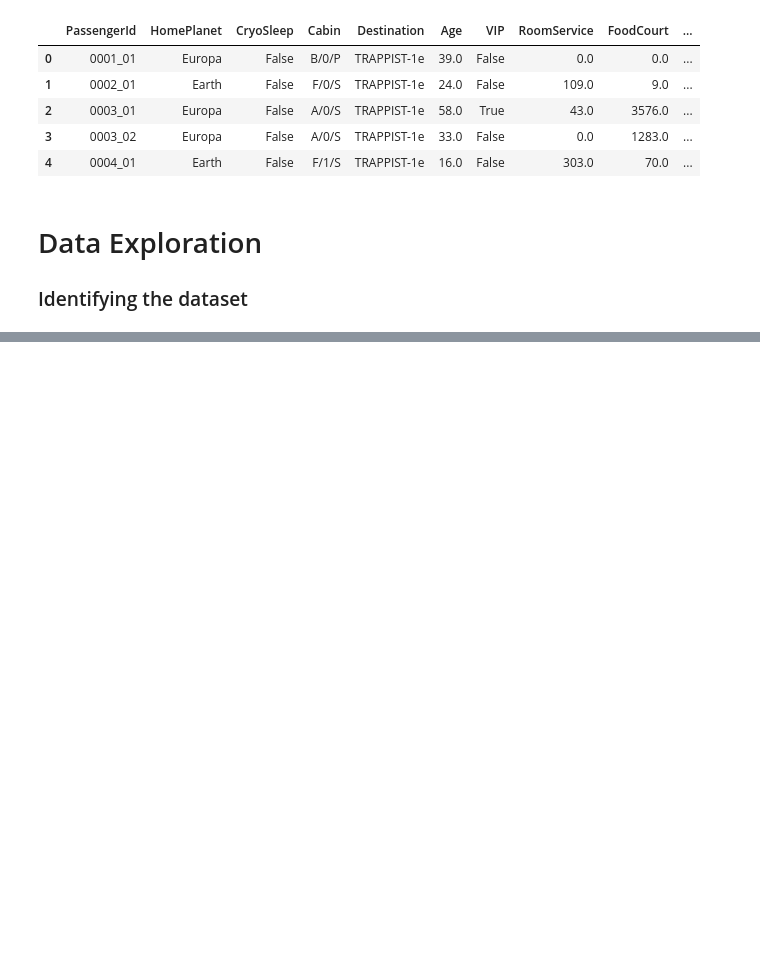
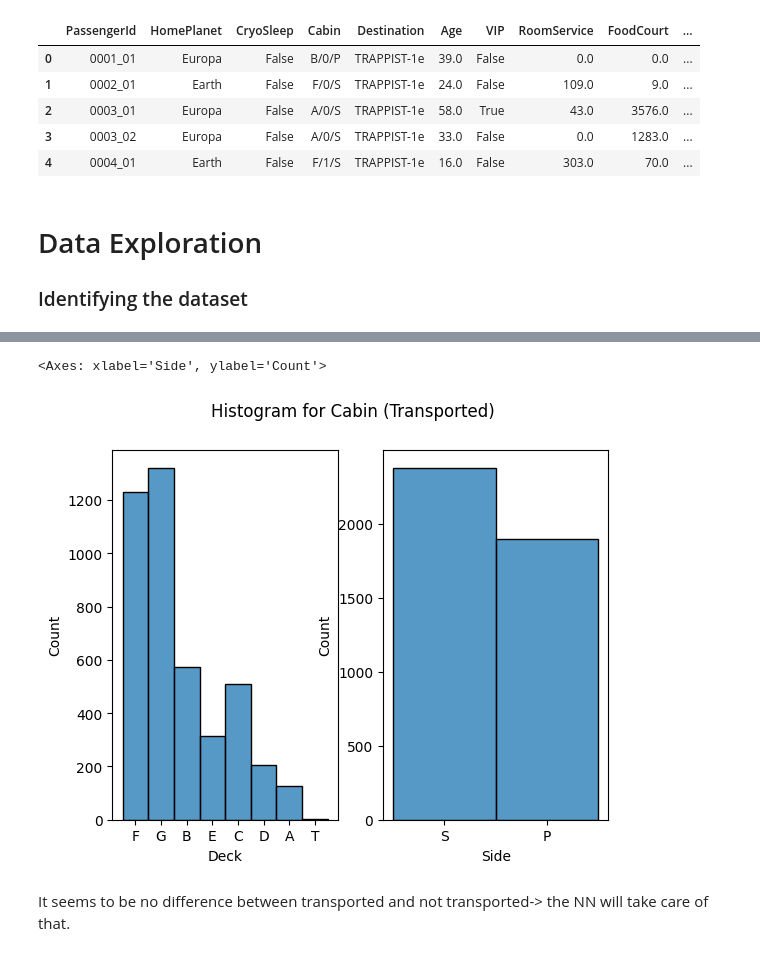
Before and after one commit to santiagokdena/ML, a Jupyter notebook: Kaggle/Spaceship-Titanic/spaceshiptitanic_template.ipynb, the cells around one changed output, grey strips where cells are left out. Cells and saved outputs as stored; diff of their text form; code cells hidden in the pictures; blank space fills up the shorter version.

```diff
--- a/Kaggle/Spaceship-Titanic/spaceshiptitanic_template.ipynb
+++ b/Kaggle/Spaceship-Titanic/spaceshiptitanic_template.ipynb
@@ -111,0 +156,11 @@ Counter({'FP': 1438,
+# %%
+fig, axes = plt.subplots(1,2)
+fig.suptitle("Histogram for Cabin (Transported)")
+
+sns.histplot(data=df_train.where(df_train["Transported"]==True),x="Deck",ax=axes[0])
+sns.histplot(data=df_train.where(df_train["Transported"]==True),x="Side",ax=axes[1])
+# %% [output]
+<Axes: xlabel='Side', ylabel='Count'>
+[figure, added]
+# %% [markdown]
+It seems to be no difference between transported and not transported-> the NN will take care of that.
```
Also changed, not shown: parts of 68 cells of this notebook, 2 other files.
